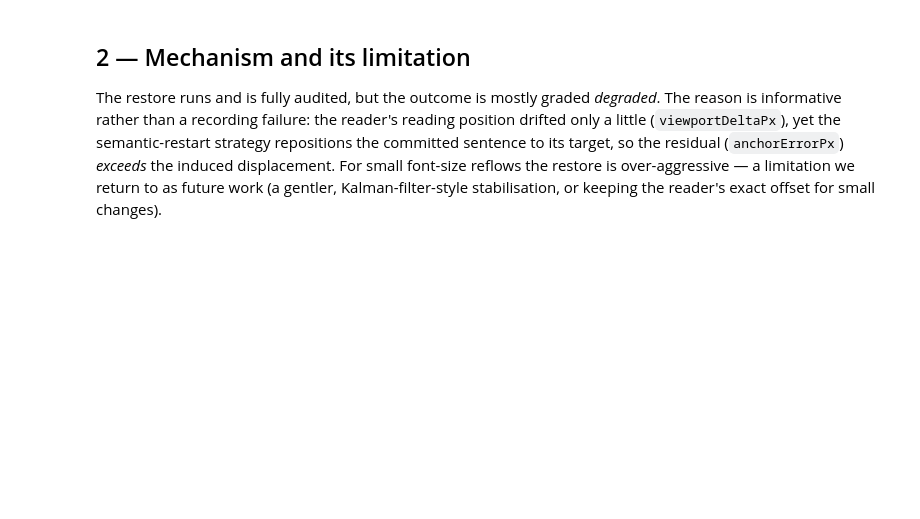
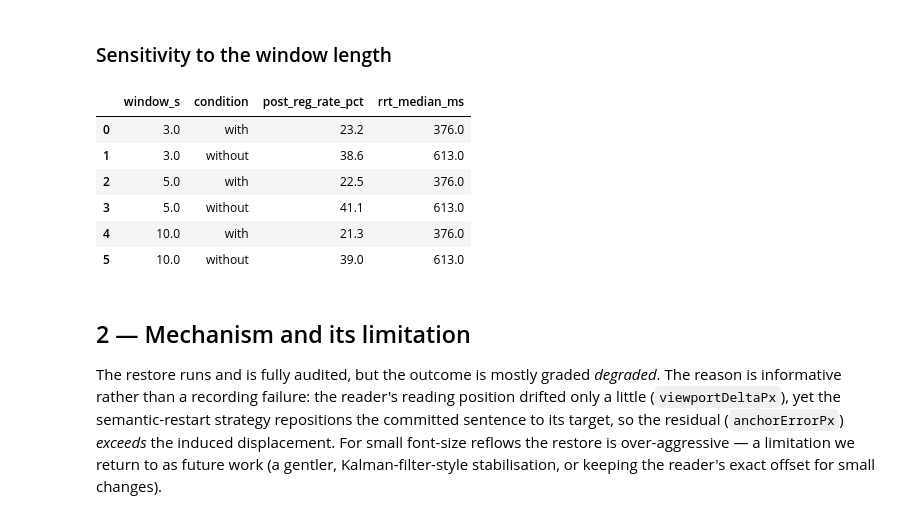
Before and after one commit to MrSachin7/reading-the-reader-monorepo, a Jupyter notebook: Experiments/analysis/03_context_preservation.ipynb, the cells around one changed output. Drawn from its saved outputs; the diff is of its cells as text; code cells hidden in the pictures; blank space fills up the shorter version.

```diff
--- a/Experiments/analysis/03_context_preservation.ipynb
+++ b/Experiments/analysis/03_context_preservation.ipynb
@@ -47,3 +74,25 @@ pooled.to_frame('regression_rate_pct')
+# %% [markdown]
+### Sensitivity to the window length
+# %%
+rows = []
+for wsec in (3.0, 5.0, 10.0):
+    p = _lib.compute_post_intervention(data, window_s=wsec)
+    for c in [x for x in _lib.CONDITION_ORDER if x in p['condition'].unique()]:
+        sub = p[p['condition'] == c]
+        rows.append({'window_s': wsec, 'condition': c,
+            'post_reg_rate_pct': round(100*sub['postRegressionRate'].mean(), 1),
+            'rrt_median_ms': round(float(sub['rrtMs'].median()), 0)})
+sens = pd.DataFrame(rows)
+_lib.save_table(sens, 'post_intervention_sensitivity')
+sens
+# %% [output]
+|  | window_s | condition | post_reg_rate_pct | rrt_median_ms |
+| 0 | 3.0 | with | 23.2 | 376.0 |
+| 1 | 3.0 | without | 38.6 | 613.0 |
+| 2 | 5.0 | with | 22.5 | 376.0 |
+| 3 | 5.0 | without | 41.1 | 613.0 |
+| 4 | 10.0 | with | 21.3 | 376.0 |
+| 5 | 10.0 | without | 39.0 | 613.0 |
 # %% [markdown]
 ## 2 — Mechanism and its limitation
 The restore runs and is fully audited, but the outcome is mostly graded *degraded*. The reason is informative rather than a recording failure: the reader's reading position drifted only a little (`viewportDeltaPx`), yet the semantic-restart strategy repositions the committed sentence to its target, so the residual (`anchorErrorPx`) *exceeds* the induced displacement. For small font-size reflows the restore is over-aggressive — a limitation we return to as future work (a gentler, Kalman-filter-style stabilisation, or keeping the reader's exact offset for small changes).
```
Also changed, not shown: parts of 10 cells of this notebook, 29 other files.
